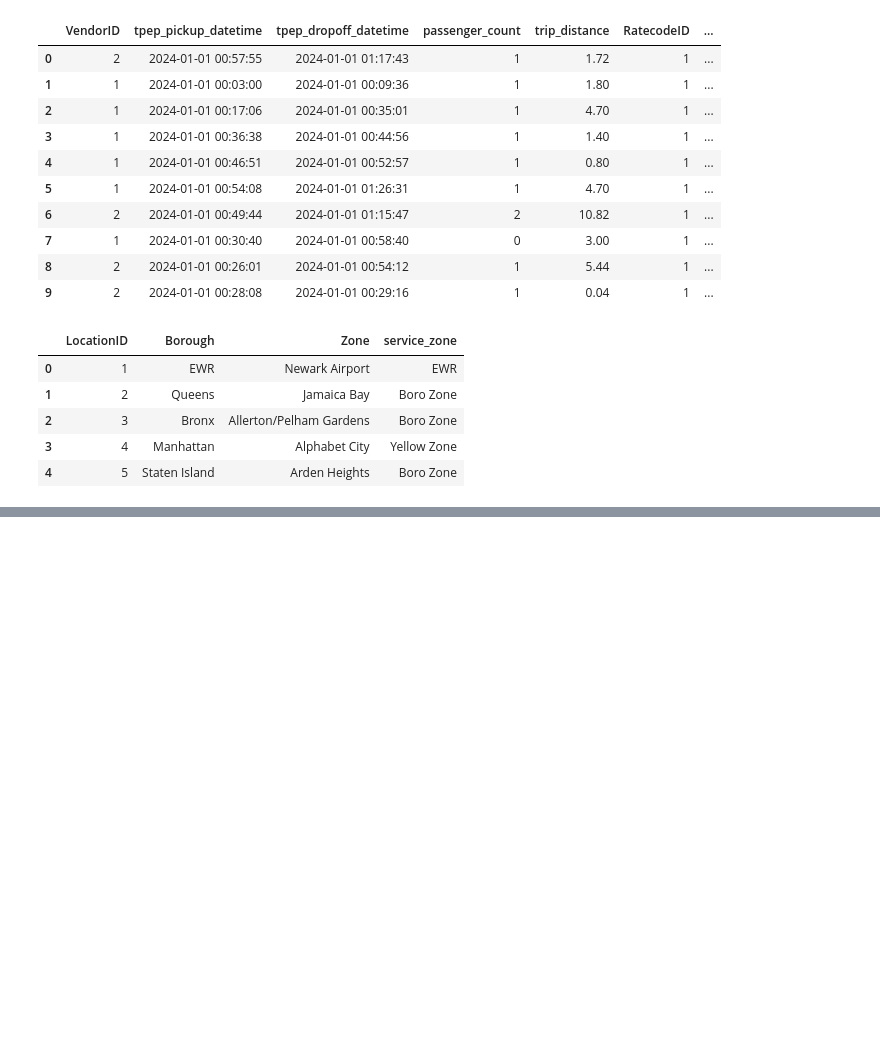
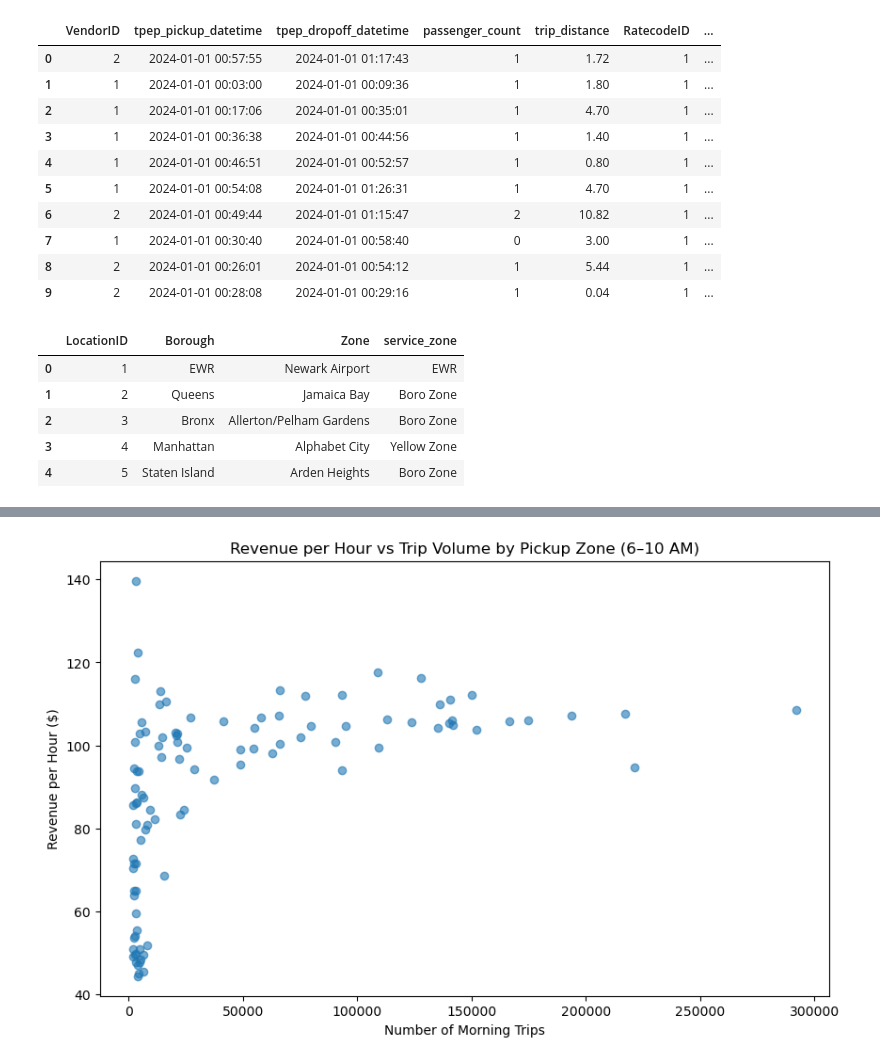
Before and after one commit to sara-neff/taxi-project, a Jupyter notebook: notebooks/01_explore.ipynb, the cells around one changed output, grey strips where cells are left out. Saved outputs shown, nothing was run; the diff lists cells and outputs as text; code cells hidden in the pictures; blank space fills up the shorter version.

```diff
--- a/notebooks/01_explore.ipynb
+++ b/notebooks/01_explore.ipynb
@@ -45,0 +355,18 @@ zones.head()
+# %%
+import matplotlib.pyplot as plt
+
+plt.figure(figsize=(10,6))
+
+plt.scatter(
+    zone_earnings_morning["trips"],
+    zone_earnings_morning["revenue_per_hour"],
+    alpha=0.6
+)
+
+plt.xlabel("Number of Morning Trips")
+plt.ylabel("Revenue per Hour ($)")
+plt.title("Revenue per Hour vs Trip Volume by Pickup Zone (6–10 AM)")
+
+plt.show()
+# %% [output]
+[figure, added]
```
Also changed, not shown: parts of 27 cells of this notebook, 3 other files.
